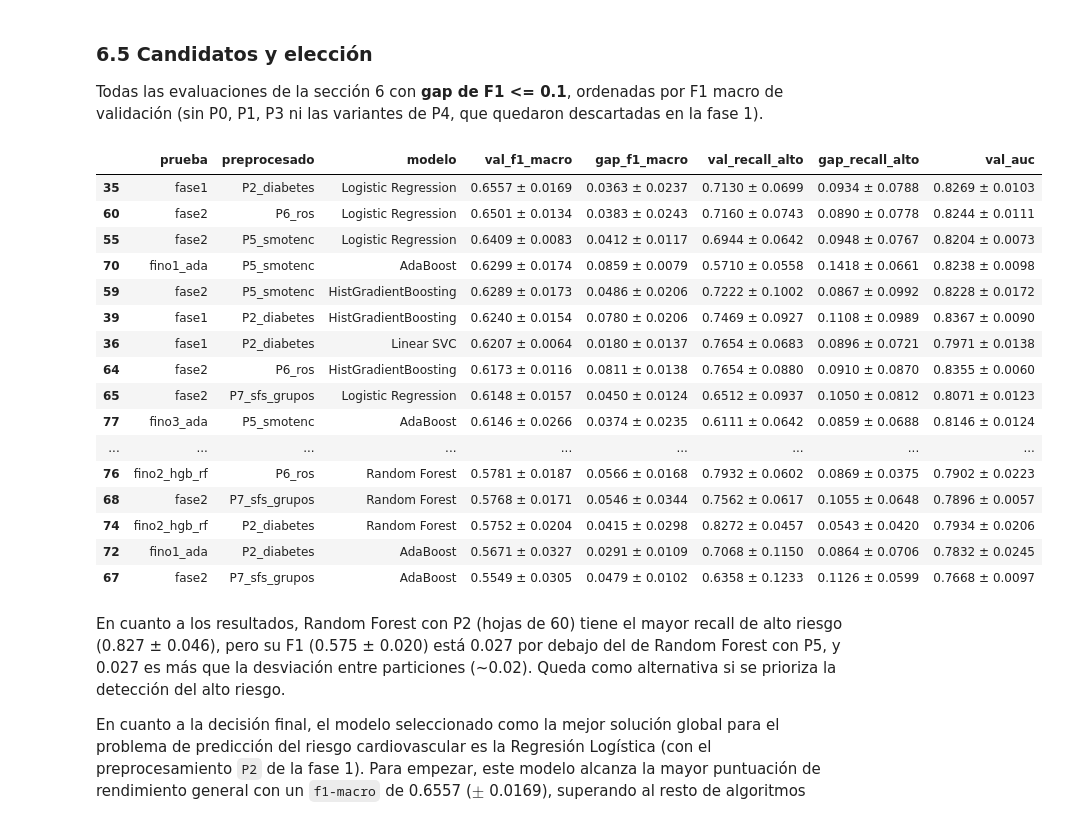
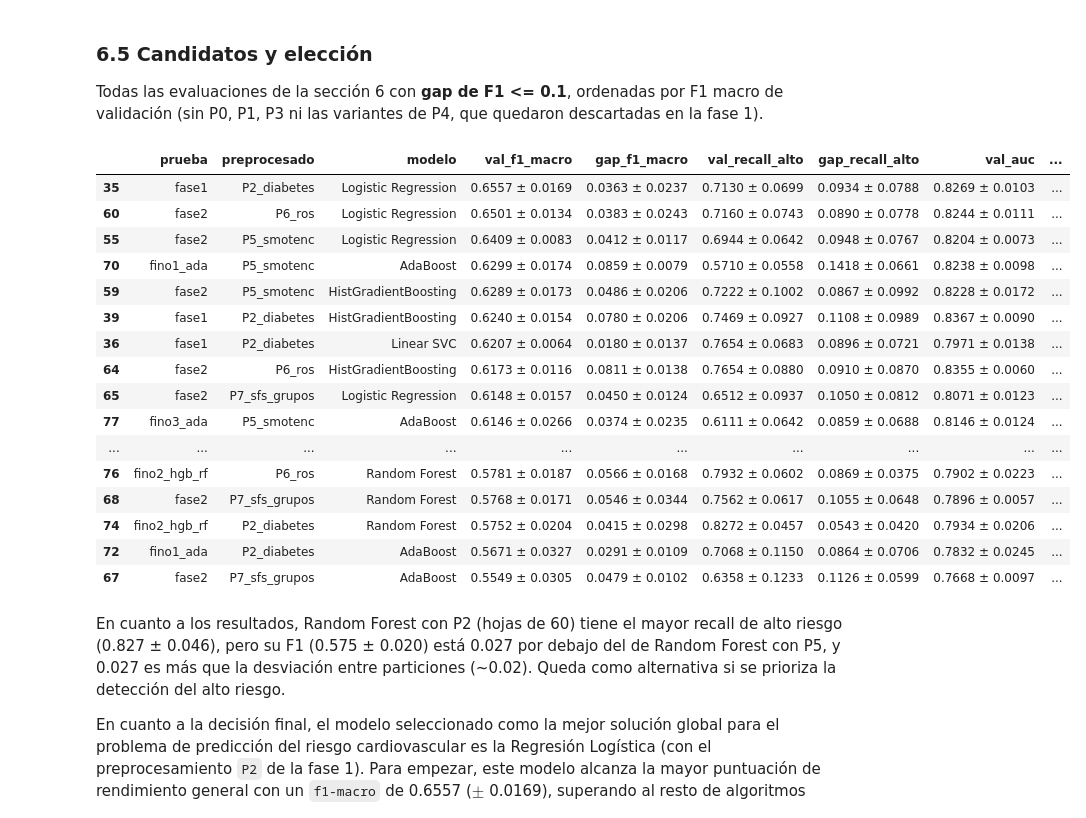
Before and after one commit to madalenointhemorning/MachineLearningUMU, a Jupyter notebook: notebooks/02_preprocesamiento_y_modelado.ipynb, the cells around one changed output. Saved outputs shown, nothing was run; the diff lists cells and outputs as text; code cells hidden in the pictures.

```diff
--- a/notebooks/02_preprocesamiento_y_modelado.ipynb
+++ b/notebooks/02_preprocesamiento_y_modelado.ipynb
@@ -1284,10 +1286,10 @@ ITERACIONES = {}         # (prueba, preprocesado, modelo) -> métricas de valida
 
 def por_iteracion(texto):
     # Lee de la salida de evaluar las métricas de validación de cada una de las 3 particiones externas
-    out = {"val_f1_macro": [], "gap_f1_macro": [], "val_recall_alto": [], "gap_recall_alto": []}
+    out = {"val_f1_macro": [], "gap_f1_macro": [], "val_recall_alto": [], "gap_recall_alto": [], "val_auc": [], "gap_auc": []}
     for linea in texto.splitlines():
-        for nombre, sufijo in [("F1 Macro", "f1_macro"), ("Recall Alto", "recall_alto")]:
-            if linea.strip().startswith(nombre) and "Val:" in linea:
+        for nombre, sufijo in [("F1 Macro", "f1_macro"), ("Recall Alto", "recall_alto"), ("AUC ROC", "auc")]:
+            if linea.strip().startswith(nombre) and "Val:" in linea and "±" not in linea:  # sin la línea de resumen
                 partes = dict(p.strip().split(": ") for p in linea.split("->")[1].split("|"))
                 out[f"val_{sufijo}"].append(float(partes["Val"]))
                 out[f"gap_{sufijo}"].append(float(partes["Gap"]))
@@ -1325,9 +1327,9 @@ def ajustar(preprocesado, modelos, etiqueta, cache=None, **extra):
 def a_numero(tabla):
     # Pasa las columnas 'media ± desviación' a dos columnas numéricas (media y _std)
     out = tabla[["prueba", "preprocesado", "modelo"]].copy()
-    for c in ["train_f1_macro"]:
+    for c in ["train_f1_macro", "train_auc"]:
         out[c] = tabla[c].str.split(" ± ").str[0].astype(float)
-    for c in ["val_f1_macro", "gap_f1_macro", "val_recall_alto", "gap_recall_alto", "val_auc"]:
+    for c in ["val_f1_macro", "gap_f1_macro", "val_recall_alto", "gap_recall_alto", "val_auc", "gap_auc"]:
         partes = tabla[c].str.split(" ± ", expand=True).astype(float)
         out[c], out[c + "_std"] = partes[0], partes[1]
     out["gap_ok"] = out["gap_f1_macro"] <= 0.10
@@ -1769,31 +1807,31 @@ Todas las evaluaciones de la sección 6 con **gap de F1 <= 0.1**, ordenadas por
 # %%
 todas = a_numero(pd.concat(RESULTADOS_AJUSTE, ignore_index=True)).join(pd.concat(RESULTADOS_AJUSTE, ignore_index=True)["params"])
 candidatos = todas[todas["prueba"].isin(["fase1", "fase2"]) | todas["prueba"].str.startswith("fino")]
 candidatos = candidatos[candidatos["preprocesado"].isin(["P2_diabetes", "P5_smotenc", "P6_ros", "P7_sfs_grupos"]) & candidatos["gap_ok"]]
 # Métricas como media ± desviación de las 3 particiones externas (ordenadas por la media del F1 de validación)
 vista = candidatos.sort_values("val_f1_macro", ascending=False).copy()
-metricas_pm = ["val_f1_macro", "gap_f1_macro", "val_recall_alto", "gap_recall_alto", "val_auc"]
+metricas_pm = ["val_f1_macro", "gap_f1_macro", "val_recall_alto", "gap_recall_alto", "val_auc", "gap_auc"]
 for c in metricas_pm:
     vista[c] = vista[c].map("{:.4f}".format) + " ± " + vista[c + "_std"].map("{:.4f}".format)
 display(vista[["prueba", "preprocesado", "modelo", *metricas_pm]])
 # %% [output]
-|  | prueba | preprocesado | modelo | val_f1_macro | gap_f1_macro | val_recall_alto | gap_recall_alto | val_auc |
-| 35 | fase1 | P2_diabetes | Logistic Regression | 0.6557 ± 0.0169 | 0.0363 ± 0.0237 | 0.7130 ± 0.0699 | 0.0934 ± 0.0788 | 0.8269 ± 0.0103 |
-| 60 | fase2 | P6_ros | Logistic Regression | 0.6501 ± 0.0134 | 0.0383 ± 0.0243 | 0.7160 ± 0.0743 | 0.0890 ± 0.0778 | 0.8244 ± 0.0111 |
-| 55 | fase2 | P5_smotenc | Logistic Regression | 0.6409 ± 0.0083 | 0.0412 ± 0.0117 | 0.6944 ± 0.0642 | 0.0948 ± 0.0767 | 0.8204 ± 0.0073 |
-| 70 | fino1_ada | P5_smotenc | AdaBoost | 0.6299 ± 0.0174 | 0.0859 ± 0.0079 | 0.5710 ± 0.0558 | 0.1418 ± 0.0661 | 0.8238 ± 0.0098 |
-| 59 | fase2 | P5_smotenc | HistGradientBoosting | 0.6289 ± 0.0173 | 0.0486 ± 0.0206 | 0.7222 ± 0.1002 | 0.0867 ± 0.0992 | 0.8228 ± 0.0172 |
-| 39 | fase1 | P2_diabetes | HistGradientBoosting | 0.6240 ± 0.0154 | 0.0780 ± 0.0206 | 0.7469 ± 0.0927 | 0.1108 ± 0.0989 | 0.8367 ± 0.0090 |
-| 36 | fase1 | P2_diabetes | Linear SVC | 0.6207 ± 0.0064 | 0.0180 ± 0.0137 | 0.7654 ± 0.0683 | 0.0896 ± 0.0721 | 0.7971 ± 0.0138 |
-| 64 | fase2 | P6_ros | HistGradientBoosting | 0.6173 ± 0.0116 | 0.0811 ± 0.0138 | 0.7654 ± 0.0880 | 0.0910 ± 0.0870 | 0.8355 ± 0.0060 |
-| 65 | fase2 | P7_sfs_grupos | Logistic Regression | 0.6148 ± 0.0157 | 0.0450 ± 0.0124 | 0.6512 ± 0.0937 | 0.1050 ± 0.0812 | 0.8071 ± 0.0123 |
-| 77 | fino3_ada | P5_smotenc | AdaBoost | 0.6146 ± 0.0266 | 0.0374 ± 0.0235 | 0.6111 ± 0.0642 | 0.0859 ± 0.0688 | 0.8146 ± 0.0124 |
-| ... | ... | ... | ... | ... | ... | ... | ... | ... |
-| 76 | fino2_hgb_rf | P6_ros | Random Forest | 0.5781 ± 0.0187 | 0.0566 ± 0.0168 | 0.7932 ± 0.0602 | 0.0869 ± 0.0375 | 0.7902 ± 0.0223 |
-| 68 | fase2 | P7_sfs_grupos | Random Forest | 0.5768 ± 0.0171 | 0.0546 ± 0.0344 | 0.7562 ± 0.0617 | 0.1055 ± 0.0648 | 0.7896 ± 0.0057 |
-| 74 | fino2_hgb_rf | P2_diabetes | Random Forest | 0.5752 ± 0.0204 | 0.0415 ± 0.0298 | 0.8272 ± 0.0457 | 0.0543 ± 0.0420 | 0.7934 ± 0.0206 |
-| 72 | fino1_ada | P2_diabetes | AdaBoost | 0.5671 ± 0.0327 | 0.0291 ± 0.0109 | 0.7068 ± 0.1150 | 0.0864 ± 0.0706 | 0.7832 ± 0.0245 |
-| 67 | fase2 | P7_sfs_grupos | AdaBoost | 0.5549 ± 0.0305 | 0.0479 ± 0.0102 | 0.6358 ± 0.1233 | 0.1126 ± 0.0599 | 0.7668 ± 0.0097 |
+|  | prueba | preprocesado | modelo | val_f1_macro | gap_f1_macro | val_recall_alto | gap_recall_alto | val_auc | ... |
+| 35 | fase1 | P2_diabetes | Logistic Regression | 0.6557 ± 0.0169 | 0.0363 ± 0.0237 | 0.7130 ± 0.0699 | 0.0934 ± 0.0788 | 0.8269 ± 0.0103 | ... |
+| 60 | fase2 | P6_ros | Logistic Regression | 0.6501 ± 0.0134 | 0.0383 ± 0.0243 | 0.7160 ± 0.0743 | 0.0890 ± 0.0778 | 0.8244 ± 0.0111 | ... |
+| 55 | fase2 | P5_smotenc | Logistic Regression | 0.6409 ± 0.0083 | 0.0412 ± 0.0117 | 0.6944 ± 0.0642 | 0.0948 ± 0.0767 | 0.8204 ± 0.0073 | ... |
+| 70 | fino1_ada | P5_smotenc | AdaBoost | 0.6299 ± 0.0174 | 0.0859 ± 0.0079 | 0.5710 ± 0.0558 | 0.1418 ± 0.0661 | 0.8238 ± 0.0098 | ... |
+| 59 | fase2 | P5_smotenc | HistGradientBoosting | 0.6289 ± 0.0173 | 0.0486 ± 0.0206 | 0.7222 ± 0.1002 | 0.0867 ± 0.0992 | 0.8228 ± 0.0172 | ... |
+| 39 | fase1 | P2_diabetes | HistGradientBoosting | 0.6240 ± 0.0154 | 0.0780 ± 0.0206 | 0.7469 ± 0.0927 | 0.1108 ± 0.0989 | 0.8367 ± 0.0090 | ... |
+| 36 | fase1 | P2_diabetes | Linear SVC | 0.6207 ± 0.0064 | 0.0180 ± 0.0137 | 0.7654 ± 0.0683 | 0.0896 ± 0.0721 | 0.7971 ± 0.0138 | ... |
+| 64 | fase2 | P6_ros | HistGradientBoosting | 0.6173 ± 0.0116 | 0.0811 ± 0.0138 | 0.7654 ± 0.0880 | 0.0910 ± 0.0870 | 0.8355 ± 0.0060 | ... |
+| 65 | fase2 | P7_sfs_grupos | Logistic Regression | 0.6148 ± 0.0157 | 0.0450 ± 0.0124 | 0.6512 ± 0.0937 | 0.1050 ± 0.0812 | 0.8071 ± 0.0123 | ... |
+| 77 | fino3_ada | P5_smotenc | AdaBoost | 0.6146 ± 0.0266 | 0.0374 ± 0.0235 | 0.6111 ± 0.0642 | 0.0859 ± 0.0688 | 0.8146 ± 0.0124 | ... |
+| ... | ... | ... | ... | ... | ... | ... | ... | ... | ... |
+| 76 | fino2_hgb_rf | P6_ros | Random Forest | 0.5781 ± 0.0187 | 0.0566 ± 0.0168 | 0.7932 ± 0.0602 | 0.0869 ± 0.0375 | 0.7902 ± 0.0223 | ... |
+| 68 | fase2 | P7_sfs_grupos | Random Forest | 0.5768 ± 0.0171 | 0.0546 ± 0.0344 | 0.7562 ± 0.0617 | 0.1055 ± 0.0648 | 0.7896 ± 0.0057 | ... |
+| 74 | fino2_hgb_rf | P2_diabetes | Random Forest | 0.5752 ± 0.0204 | 0.0415 ± 0.0298 | 0.8272 ± 0.0457 | 0.0543 ± 0.0420 | 0.7934 ± 0.0206 | ... |
+| 72 | fino1_ada | P2_diabetes | AdaBoost | 0.5671 ± 0.0327 | 0.0291 ± 0.0109 | 0.7068 ± 0.1150 | 0.0864 ± 0.0706 | 0.7832 ± 0.0245 | ... |
+| 67 | fase2 | P7_sfs_grupos | AdaBoost | 0.5549 ± 0.0305 | 0.0479 ± 0.0102 | 0.6358 ± 0.1233 | 0.1126 ± 0.0599 | 0.7668 ± 0.0097 | ... |
 # %% [markdown]
 En cuanto a los resultados, Random Forest con P2 (hojas de 60) tiene el mayor recall de alto riesgo (0.827 ± 0.046), pero su F1 (0.575 ± 0.020) está 0.027 por debajo del de Random Forest con P5, y 0.027 es más que la desviación entre particiones (~0.02). Queda como alternativa si se prioriza la detección del alto riesgo.
 
```
Also changed, not shown: parts of 15 cells of this notebook, 2 other files.
